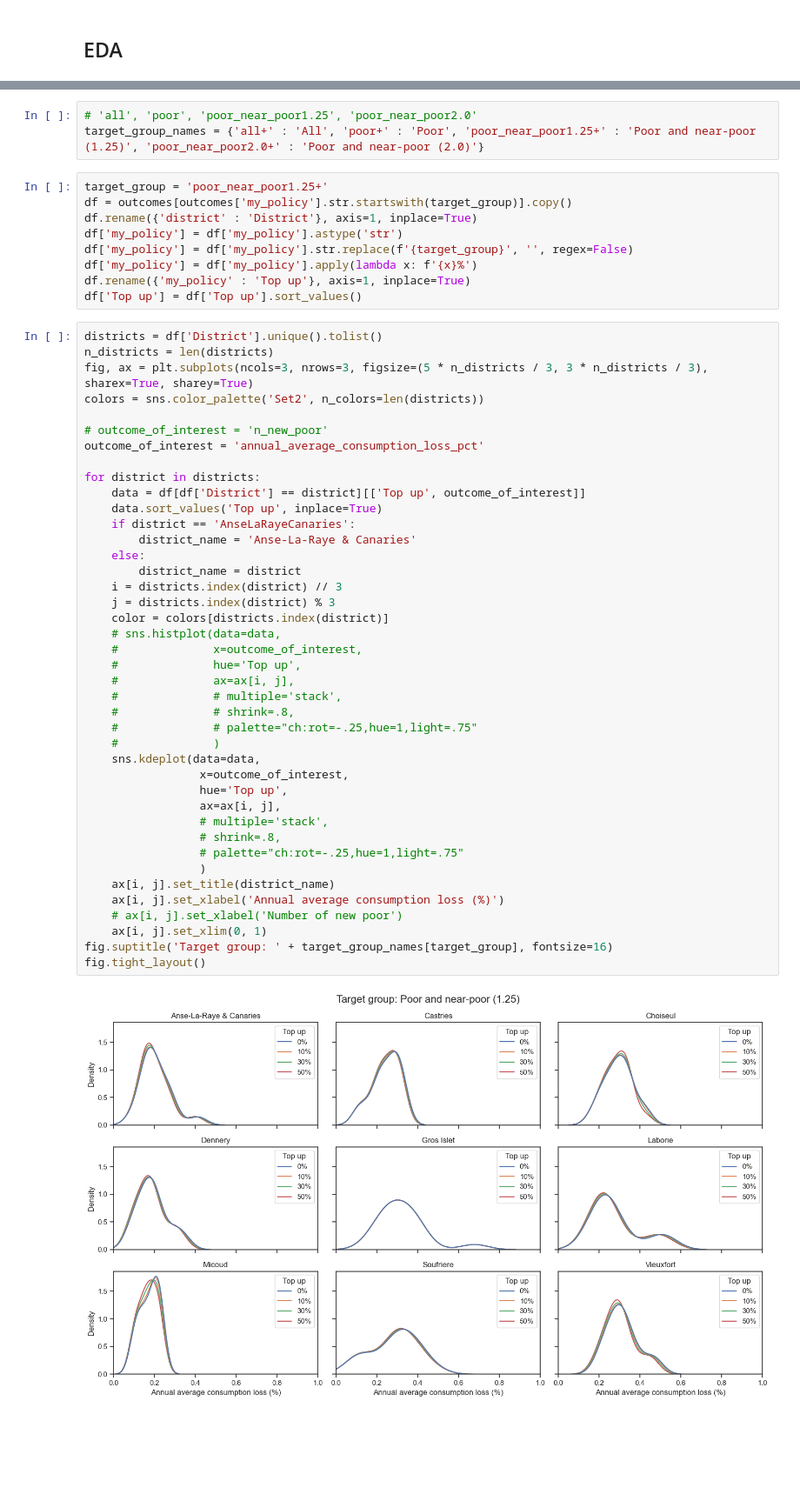
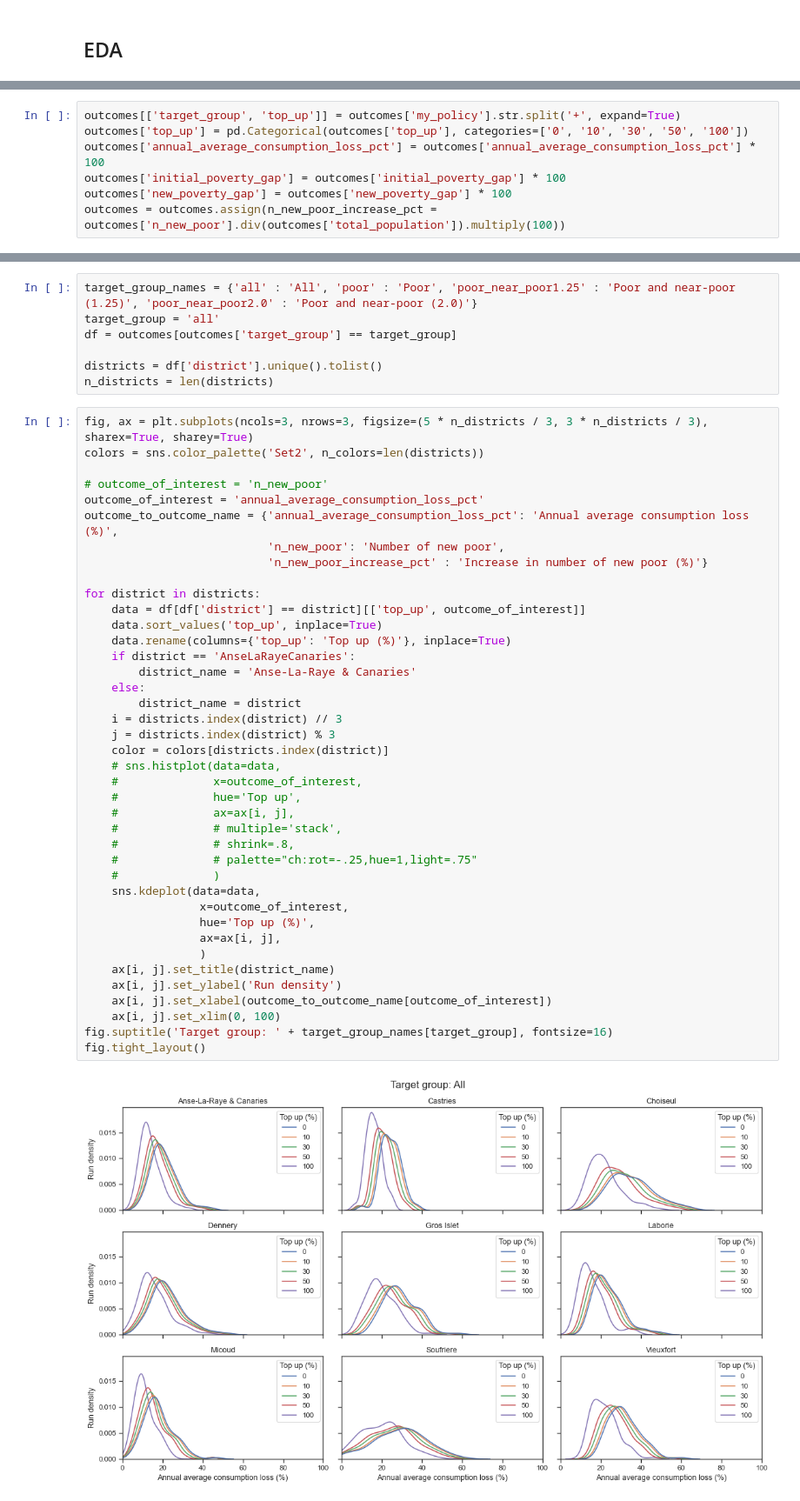
Before and after one commit to mikhailsirenko/unbreakable, a Jupyter notebook: notebooks/policy_analysis.ipynb, the cells around one changed output, grey strips where cells are left out. Shown at 87% size. Drawn from its saved outputs; the diff is of its cells as text; blank space fills up the shorter version.

Commit message:
update policy analysis

```diff
--- a/notebooks/policy_analysis.ipynb
+++ b/notebooks/policy_analysis.ipynb
@@ -49 +40,8 @@ array(['all', 'poor', 'poor_near_poor2.0', 'poor_near_poor1.25'],
+# %%
+outcomes[['target_group', 'top_up']] = outcomes['my_policy'].str.split('+', expand=True)
+outcomes['top_up'] = pd.Categorical(outcomes['top_up'], categories=['0', '10', '30', '50', '100'])
+outcomes['annual_average_consumption_loss_pct'] = outcomes['annual_average_consumption_loss_pct'] * 100
+outcomes['initial_poverty_gap'] = outcomes['initial_poverty_gap'] * 100
+outcomes['new_poverty_gap'] = outcomes['new_poverty_gap'] * 100
+outcomes = outcomes.assign(n_new_poor_increase_pct = outcomes['n_new_poor'].div(outcomes['total_population']).multiply(100))
 # %%
@@ -118,55 +126,49 @@ df[columns_of_interest].round(2).groupby('district').mean()
 # %%
-# 'all', 'poor', 'poor_near_poor1.25', 'poor_near_poor2.0'
-target_group_names = {'all+' : 'All', 'poor+' : 'Poor', 'poor_near_poor1.25+' : 'Poor and near-poor (1.25)', 'poor_near_poor2.0+' : 'Poor and near-poor (2.0)'}
+target_group_names = {'all' : 'All', 'poor' : 'Poor', 'poor_near_poor1.25' : 'Poor and near-poor (1.25)', 'poor_near_poor2.0' : 'Poor and near-poor (2.0)'}
+target_group = 'all'
+df = outcomes[outcomes['target_group'] == target_group]
+
+districts = df['district'].unique().tolist()
+n_districts = len(districts)
-# %%
-target_group = 'poor_near_poor1.25+'
-df = outcomes[outcomes['my_policy'].str.startswith(target_group)].copy()
-df.rename({'district' : 'District'}, axis=1, inplace=True)
-df['my_policy'] = df['my_policy'].astype('str')
-df['my_policy'] = df['my_policy'].str.replace(f'{target_group}', '', regex=False)
-df['my_policy'] = df['my_policy'].apply(lambda x: f'{x}%')
-df.rename({'my_policy' : 'Top up'}, axis=1, inplace=True)
-df['Top up'] = df['Top up'].sort_values()
 # %%
-districts = df['District'].unique().tolist()
-n_districts = len(districts)
 fig, ax = plt.subplots(ncols=3, nrows=3, figsize=(5 * n_districts / 3, 3 * n_districts / 3), sharex=True, sharey=True)
 colors = sns.color_palette('Set2', n_colors=len(districts))
 
 # outcome_of_interest = 'n_new_poor'
 outcome_of_interest = 'annual_average_consumption_loss_pct'
+outcome_to_outcome_name = {'annual_average_consumption_loss_pct': 'Annual average consumption loss (%)',
+                           'n_new_poor': 'Number of new poor',
+                           'n_new_poor_increase_pct' : 'Increase in number of new poor (%)'}
 
 for district in districts:
-    data = df[df['District'] == district][['Top up', outcome_of_interest]]
-    data.sort_values('Top up', inplace=True)
+    data = df[df['district'] == district][['top_up', outcome_of_interest]]
+    data.sort_values('top_up', inplace=True)
+    data.rename(columns={'top_up': 'Top up (%)'}, inplace=True)
     if district == 'AnseLaRayeCanaries':
         district_name = 'Anse-La-Raye & Canaries'
     else:
         district_name = district
     i = districts.index(district) // 3
     j = districts.index(district) % 3
     color = colors[districts.index(district)]
     # sns.histplot(data=data,
     #              x=outcome_of_interest,
     #              hue='Top up',
     #              ax=ax[i, j],
     #              # multiple='stack',
     #              # shrink=.8,
     #              # palette="ch:rot=-.25,hue=1,light=.75"
     #              )
     sns.kdeplot(data=data,
                  x=outcome_of_interest,
-                 hue='Top up',
+                 hue='Top up (%)',
                  ax=ax[i, j],
-                 # multiple='stack',
-                 # shrink=.8,
-                 # palette="ch:rot=-.25,hue=1,light=.75"
                  )
     ax[i, j].set_title(district_name)
-    ax[i, j].set_xlabel('Annual average consumption loss (%)')
-    # ax[i, j].set_xlabel('Number of new poor')
-    ax[i, j].set_xlim(0, 1)
+    ax[i, j].set_ylabel('Run density')
+    ax[i, j].set_xlabel(outcome_to_outcome_name[outcome_of_interest])
+    ax[i, j].set_xlim(0, 100)
 fig.suptitle('Target group: ' + target_group_names[target_group], fontsize=16)
 fig.tight_layout()
 # %% [output]
-[figure, old version]
+[figure, new version]
```
Also changed, not shown: parts of 20 cells of this notebook.
